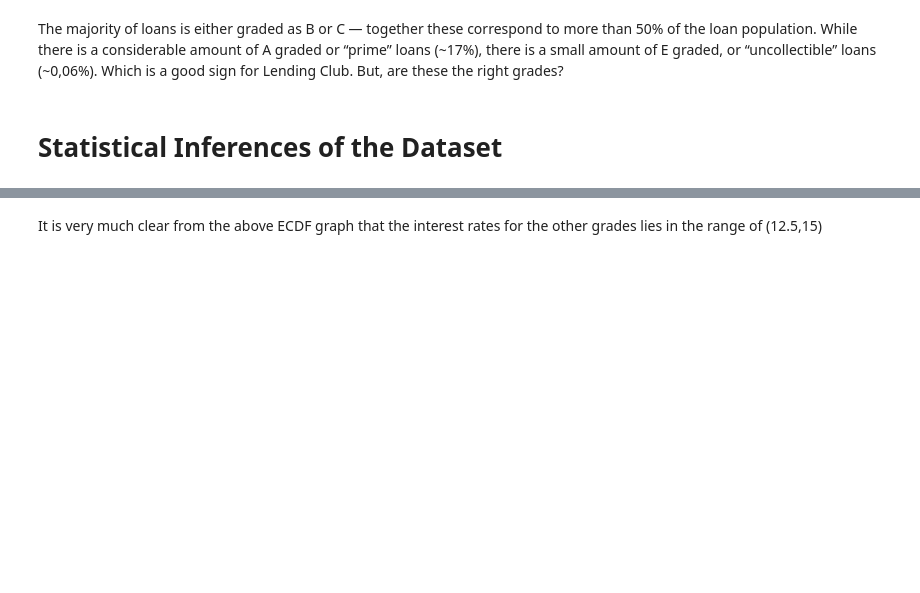
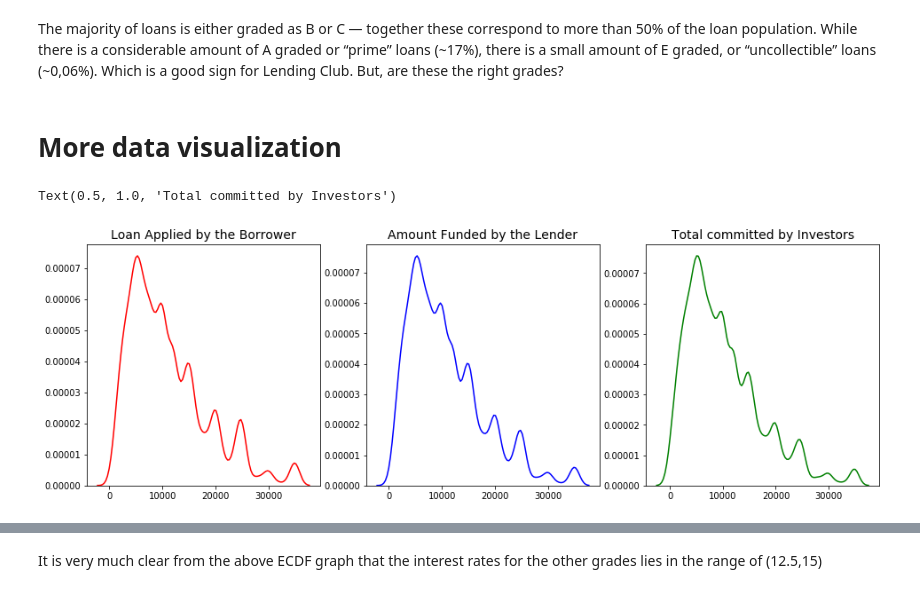
Before and after one commit to nishimishra71/Python, a Jupyter notebook: Capstone_sample.ipynb, the cells around one changed output, grey strips where cells are left out. Saved outputs shown, nothing was run; the diff lists cells and outputs as text; code cells hidden in the pictures; blank space fills up the shorter version.

```diff
--- a/Capstone_sample.ipynb
+++ b/Capstone_sample.ipynb
@@ -186,19 +354,22 @@ plt.show()
 The majority of loans is either graded as B or C — together these correspond to more than 50% of the loan population.
 While there is a considerable amount of A graded or “prime” loans (~17%), there is a small amount of E graded, or “uncollectible” loans (~0,06%). Which is a good sign for Lending Club.
 But, are these the right grades?
-# %% [markdown]
-# Statistical Inferences of the Dataset
+# %% [markdown]
+# More data visualization
 # %%
 fig, ax = plt.subplots(1, 3, figsize=(16,5))
 
 loan_amount = df["loan_amount"].values
 funded_amount = df["funded_amount"].values
 investor_funds = df["investor_funds"].values
-sns.distplot(loan_amount, ax=ax[0], color="red")
+sns.distplot(loan_amount, ax=ax[0], color="red",bins=(100,100))
 ax[0].set_title("Loan Applied by the Borrower", fontsize=14)
-sns.distplot(funded_amount, ax=ax[1], color="blue")
+sns.distplot(funded_amount, ax=ax[1], color="blue",bins=(100,100))
 ax[1].set_title("Amount Funded by the Lender", fontsize=14)
-sns.distplot(investor_funds, ax=ax[2], color="green")
+sns.distplot(investor_funds, ax=ax[2], color="green",bins=(100,100))
 ax[2].set_title("Total committed by Investors", fontsize=14)
+# %% [output]
+Text(0.5, 1.0, 'Total committed by Investors')
+[figure, added]
 # %%
 df.boxplot(column='loan_amount')
```
Also changed, not shown: parts of 48 cells of this notebook.
